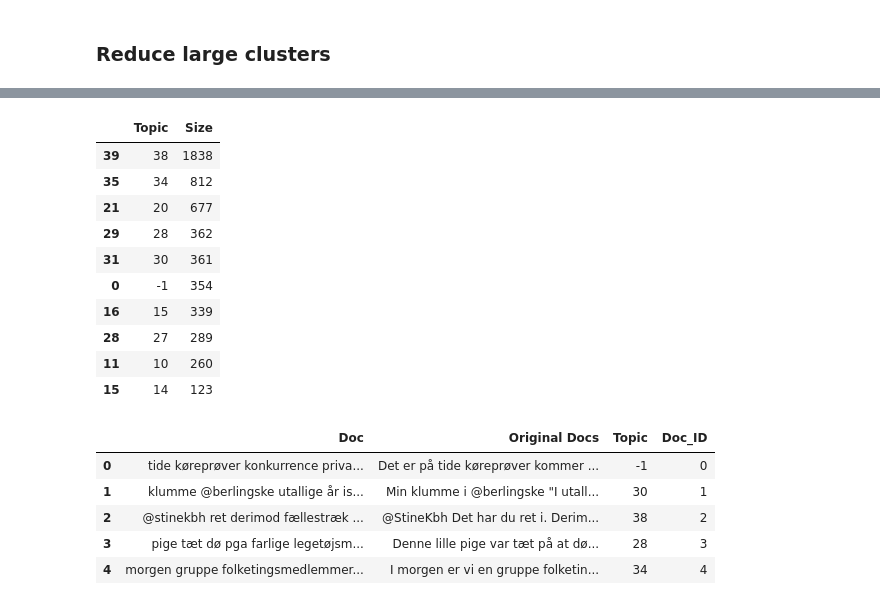
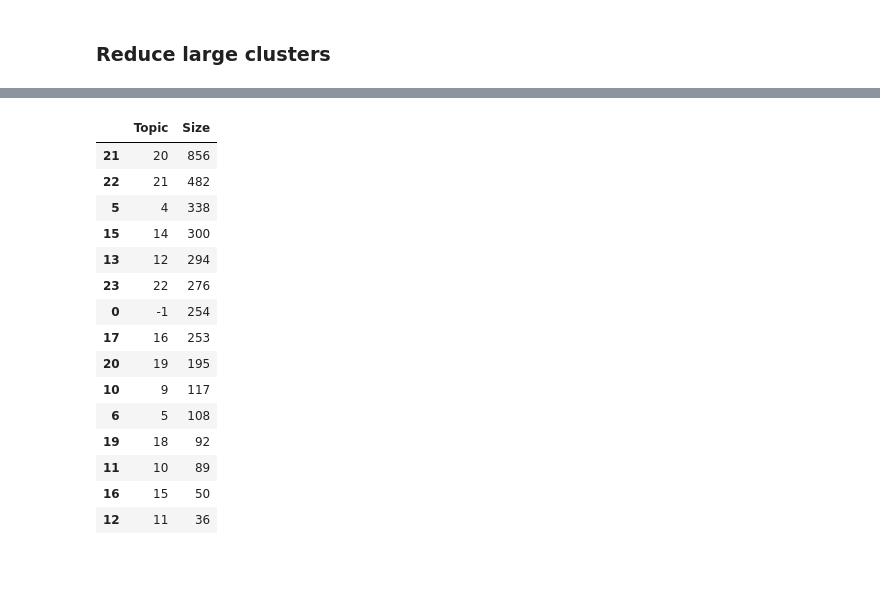
Before and after one commit to AndersGiovanni/ditw_project, a Jupyter notebook: src/clustering.ipynb, the cells around one changed output, grey strips where cells are left out. Drawn from its saved outputs; the diff is of its cells as text; code cells hidden in the pictures; blank space fills up the shorter version.

```diff
--- a/src/clustering.ipynb
+++ b/src/clustering.ipynb
@@ -60,6 +60,6 @@ Reading data/dkpol_tweets.jsonl
 text_without_processing = replace_url(df['text'], replacement = 'URL')
 # %%
 encoder = SentenceTransformer('Maltehb/danish-bert-botxo')
-embeddings = encoder.encode(text_without_processing, show_progress_bar=True)
+embeddings = encoder.encode(text_without_processing, show_progress_bar=True, normalize_embeddings = False)
 # %% [output]
 WARNING:root:No sentence-transformers model found with name /root/.cache/torch/sentence_transformers/Maltehb_danish-bert-botxo. Creating a new one with MEAN pooling.
@@ -210,7 +190,7 @@ def c_tf_idf(documents, m, ngram_range=(1, 3)):
 
     return tf_idf, count
 
-#tf_idf, count = c_tf_idf(docs_per_topic.Doc.values, m=len(data))
+tf_idf, count = c_tf_idf(docs_per_topic.Doc.values, m=len(data))
 # %%
 def extract_top_n_words_per_topic(tf_idf, count, docs_per_topic, n=30):
     words = count.get_feature_names()
@@ -229,6 +209,6 @@ def extract_topic_sizes(df):
                      .sort_values("Size", ascending=False))
     return topic_sizes
 
-#top_n_words = extract_top_n_words_per_topic(tf_idf, count, docs_per_topic, n=30)
-#top_n_words
-#topic_sizes = extract_topic_sizes(docs_df); topic_sizes.head(10)
+top_n_words = extract_top_n_words_per_topic(tf_idf, count, docs_per_topic, n=30)
+top_n_words
+topic_sizes = extract_topic_sizes(docs_df); topic_sizes.head(200)
@@ -274,7 +277,7 @@ print(top_n_words.keys())
 # Reduce large clusters
 
 # Get large cluster idx
-large_cluster_idx = [idx for idx, label in enumerate(cluster.labels_) if label == 18]
+large_cluster_idx = [idx for idx, label in enumerate(cluster.labels_) if label == 8]
 large_cluster_embeddings = umap_embeddings[large_cluster_idx,:]
 
 # Reduce dim
@@ -309,34 +312,31 @@ Counter({38: 1838, 34: 812, 20: 677, 28: 362, 30: 361, -1: 354, 15: 339, 27: 289
 # %%
 docs_df = pd.DataFrame([all_tokenizer_text[i] for i in large_cluster_idx] , columns=["Doc"])
 docs_df['Original Docs'] = [list(text.values)[i] for i in large_cluster_idx]
 docs_df['Topic'] = large_cluster.labels_
 docs_df['Doc_ID'] = range(len(docs_df))
 docs_per_topic = docs_df.groupby(['Topic'], as_index = False).agg({'Doc': ' '.join})
+docs_df.groupby(['Topic']).filter(lambda group: len(group) > 20).groupby(['Topic']).sample(15).to_json('data/dkpol_small_subclusters.json')
 
 tf_idf, count = c_tf_idf(docs_per_topic.Doc.values, m=len(data))
 
 top_n_words = extract_top_n_words_per_topic(tf_idf, count, docs_per_topic, n=30)
 top_n_words
-topic_sizes = extract_topic_sizes(docs_df); topic_sizes.head(10)
+topic_sizes = extract_topic_sizes(docs_df); topic_sizes.head(15)
 # %% [output]
 |  | Topic | Size |
-| 39 | 38 | 1838 |
-| 35 | 34 | 812 |
-| 21 | 20 | 677 |
-| 29 | 28 | 362 |
-| 31 | 30 | 361 |
-| 0 | -1 | 354 |
-| 16 | 15 | 339 |
-| 28 | 27 | 289 |
-| 11 | 10 | 260 |
-| 15 | 14 | 123 |
+| 21 | 20 | 856 |
+| 22 | 21 | 482 |
+| 5 | 4 | 338 |
+| 15 | 14 | 300 |
+| 13 | 12 | 294 |
+| 23 | 22 | 276 |
+| 0 | -1 | 254 |
+| 17 | 16 | 253 |
+| 20 | 19 | 195 |
+| 10 | 9 | 117 |
+| 6 | 5 | 108 |
+| 19 | 18 | 92 |
+| 11 | 10 | 89 |
+| 16 | 15 | 50 |
+| 12 | 11 | 36 |
-# %%
-docs_df.head()
-# %% [output]
-|  | Doc | Original Docs | Topic | Doc_ID |
-| 0 | tide køreprøver konkurrence priva... | Det er på tide køreprøver kommer ... | -1 | 0 |
-| 1 | klumme @berlingske utallige år is... | Min klumme i @berlingske "I utall... | 30 | 1 |
-| 2 | @stinekbh ret derimod fællestræk ... | @StineKbh Det har du ret i. Derim... | 38 | 2 |
-| 3 | pige tæt dø pga farlige legetøjsm... | Denne lille pige var tæt på at dø... | 28 | 3 |
-| 4 | morgen gruppe folketingsmedlemmer... | I morgen er vi en gruppe folketin... | 34 | 4 |
 # %%
```
Also changed, not shown: parts of 18 cells of this notebook, 10 other files.
